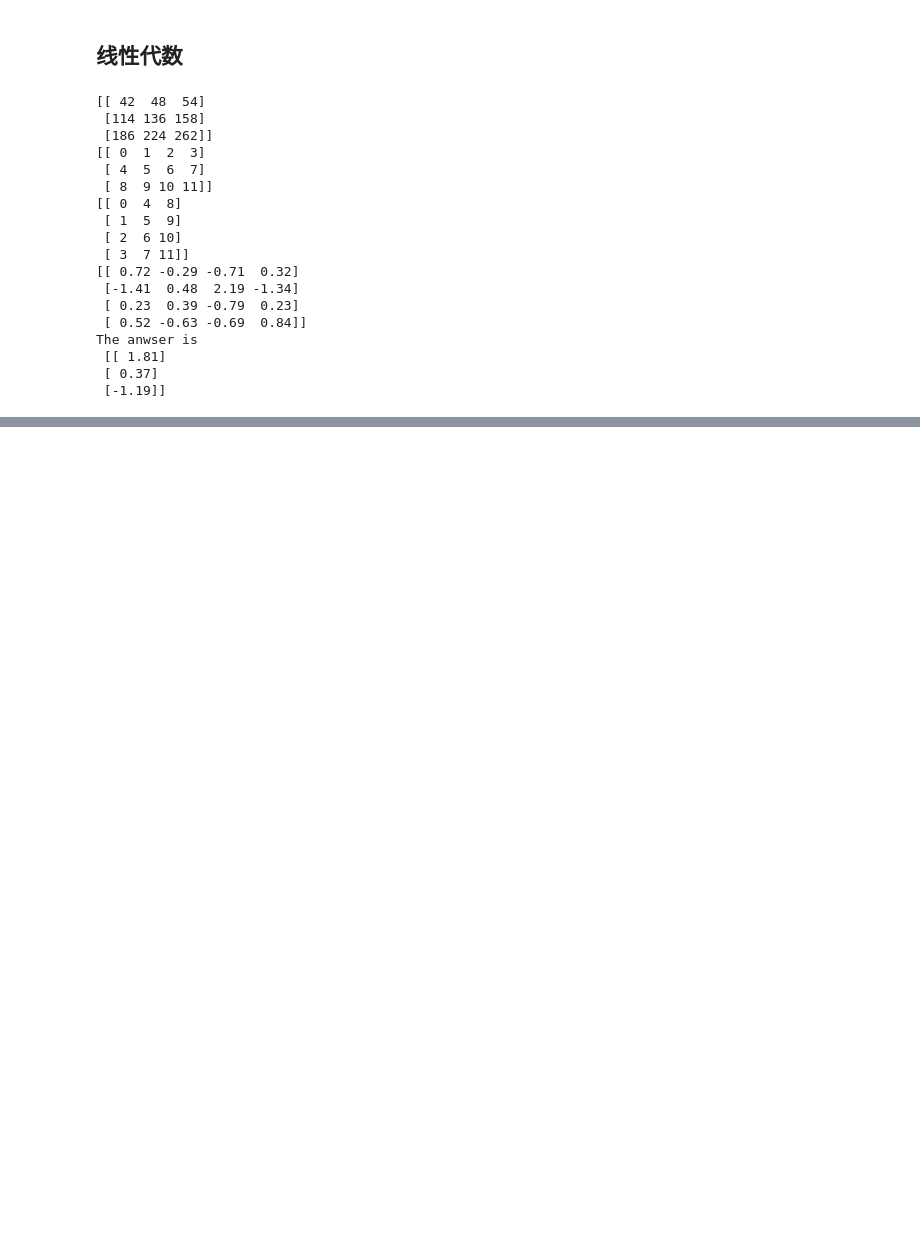
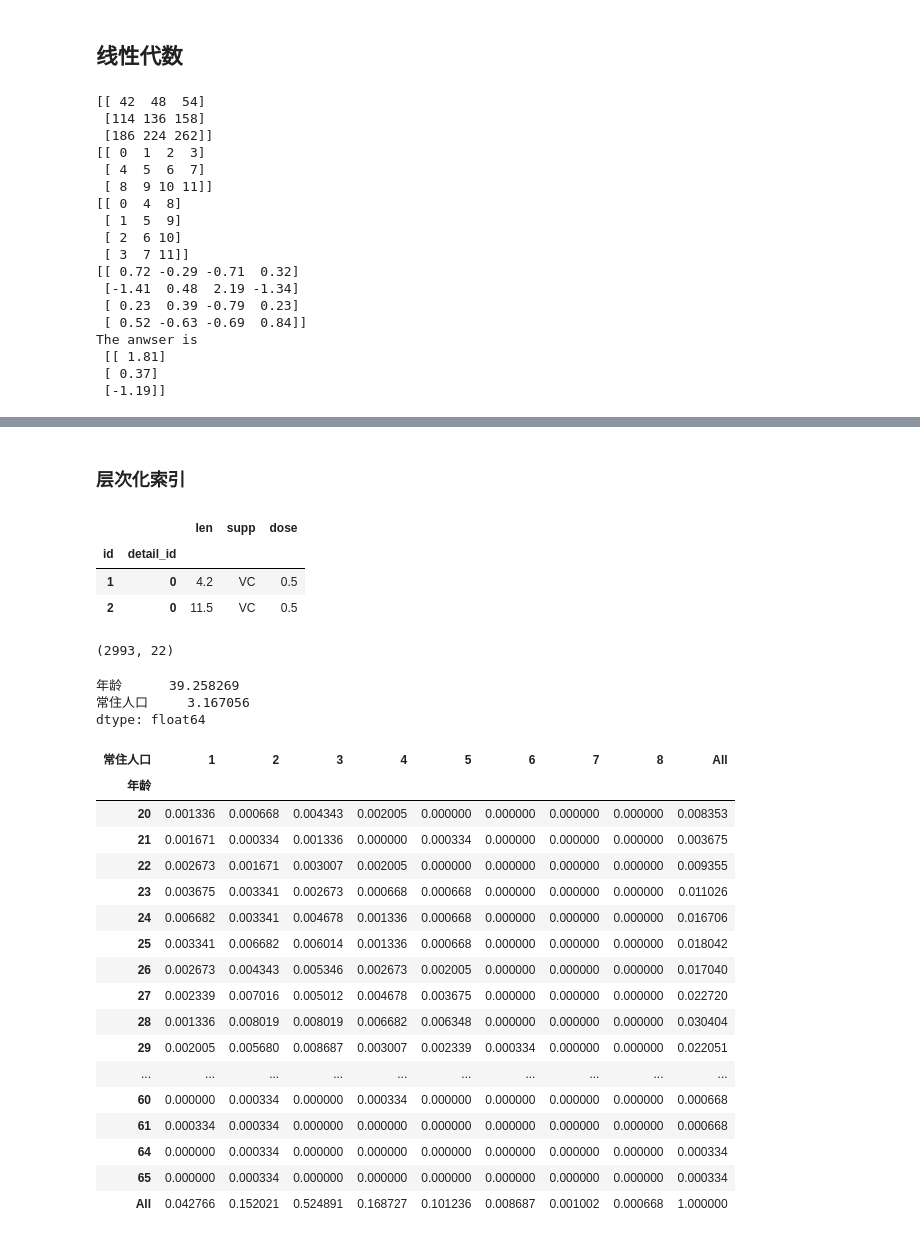
Before and after one commit to finehang/learnPython, a Jupyter notebook: NP/stats.ipynb, the cells around one changed output, grey strips where cells are left out. Drawn from its saved outputs; the diff is of its cells as text; code cells hidden in the pictures; blank space fills up the shorter version.

```diff
--- a/NP/stats.ipynb
+++ b/NP/stats.ipynb
@@ -499,0 +760,65 @@ The anwser is
+# %% [markdown]
+### 层次化索引
+# %%
+# 一个轴上有两个或两个以上的索引
+
+# 使用loc() 接受元组类型
+
+data = pd.read_excel(r"C:\Users\fanhang\Desktop\learn_python\ToothGrowth.xlsx", sheet_name=0, index_col=[0,1])
+# 定义了两个行索引ID
+# print(data)
+# data.index.names
+data.loc[([1,2],0),:]
+# %% [output]
+|  |  | len | supp | dose |
+| id | detail_id |  |  |  |
+| 1 | 0 | 4.2 | VC | 0.5 |
+| 2 | 0 | 11.5 | VC | 0.5 |
+# %%
+house0 = pd.read_csv(r"C:\Users\fanhang\Desktop\learn_python\house.csv", header=0, na_values=" ")
+house0.head(5)
+house1 = pd.read_csv(r"C:\Users\fanhang\Desktop\learn_python\houseWithStr.csv", header=0, na_values=" ")
+house1.shape
+# %% [output]
+(2993, 22)
+# %%
+house1.describe(include=["object"]) # 对字符型进行描述性统计
+house1.describe()
+house1.quantile([0, 0.5, 1], axis=0)
+a = house1.groupby("常住人口")
+a.mean()
+a.mean()
+# house1["年龄"].groupby("年龄")
+name=["年龄", "常住人口"]
+b = house1.groupby("常住人口")
+# 聚合函数agg
+b.agg({"现住面积":np.sum, "年龄":[np.mean, 'count'], "人均面积":'count'})
+house1[name].apply(np.mean, axis=0)
+# b.count()
+# %% [output]
+年龄      39.258269
+常住人口     3.167056
+dtype: float64
+# %%
+# 透视表
+pd.pivot_table(data=house0, index="年龄", columns="常住人口", values="家庭收入",aggfunc= np.mean, margins=True)
+pd.crosstab(index=house0["年龄"], columns=house0["常住人口"], margins=True, normalize="all") # 计算频数, normalize 统计占比, index, columns, all
+# %% [output]
+| 常住人口 | 1 | 2 | 3 | 4 | 5 | 6 | 7 | 8 | All |
+| 年龄 |  |  |  |  |  |  |  |  |  |
+| 20 | 0.001336 | 0.000668 | 0.004343 | 0.002005 | 0.000000 | 0.000000 | 0.000000 | 0.000000 | 0.008353 |
+| 21 | 0.001671 | 0.000334 | 0.001336 | 0.000000 | 0.000334 | 0.000000 | 0.000000 | 0.000000 | 0.003675 |
+| 22 | 0.002673 | 0.001671 | 0.003007 | 0.002005 | 0.000000 | 0.000000 | 0.000000 | 0.000000 | 0.009355 |
+| 23 | 0.003675 | 0.003341 | 0.002673 | 0.000668 | 0.000668 | 0.000000 | 0.000000 | 0.000000 | 0.011026 |
+| 24 | 0.006682 | 0.003341 | 0.004678 | 0.001336 | 0.000668 | 0.000000 | 0.000000 | 0.000000 | 0.016706 |
+| 25 | 0.003341 | 0.006682 | 0.006014 | 0.001336 | 0.000668 | 0.000000 | 0.000000 | 0.000000 | 0.018042 |
+| 26 | 0.002673 | 0.004343 | 0.005346 | 0.002673 | 0.002005 | 0.000000 | 0.000000 | 0.000000 | 0.017040 |
+| 27 | 0.002339 | 0.007016 | 0.005012 | 0.004678 | 0.003675 | 0.000000 | 0.000000 | 0.000000 | 0.022720 |
+| 28 | 0.001336 | 0.008019 | 0.008019 | 0.006682 | 0.006348 | 0.000000 | 0.000000 | 0.000000 | 0.030404 |
+| 29 | 0.002005 | 0.005680 | 0.008687 | 0.003007 | 0.002339 | 0.000334 | 0.000000 | 0.000000 | 0.022051 |
+| ... | ... | ... | ... | ... | ... | ... | ... | ... | ... |
+| 60 | 0.000000 | 0.000334 | 0.000000 | 0.000334 | 0.000000 | 0.000000 | 0.000000 | 0.000000 | 0.000668 |
+| 61 | 0.000334 | 0.000334 | 0.000000 | 0.000000 | 0.000000 | 0.000000 | 0.000000 | 0.000000 | 0.000668 |
+| 64 | 0.000000 | 0.000334 | 0.000000 | 0.000000 | 0.000000 | 0.000000 | 0.000000 | 0.000000 | 0.000334 |
+| 65 | 0.000000 | 0.000334 | 0.000000 | 0.000000 | 0.000000 | 0.000000 | 0.000000 | 0.000000 | 0.000334 |
+| All | 0.042766 | 0.152021 | 0.524891 | 0.168727 | 0.101236 | 0.008687 | 0.001002 | 0.000668 | 1.000000 |
```
Also changed, not shown: parts of 21 cells of this notebook, 11 other files.
